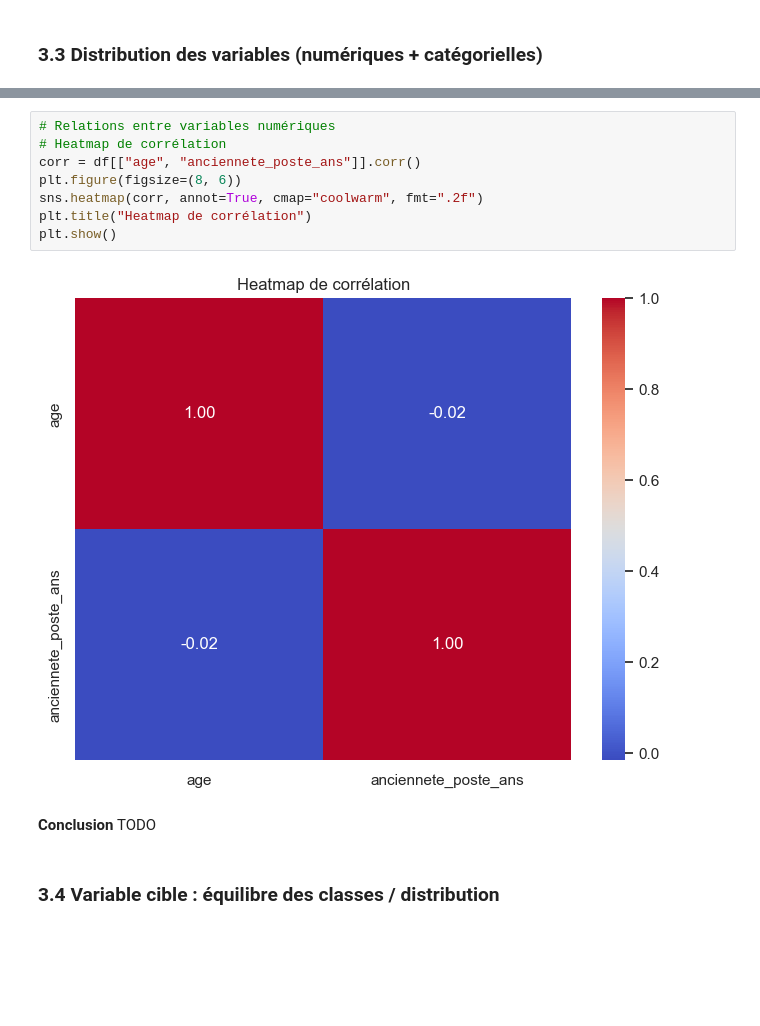
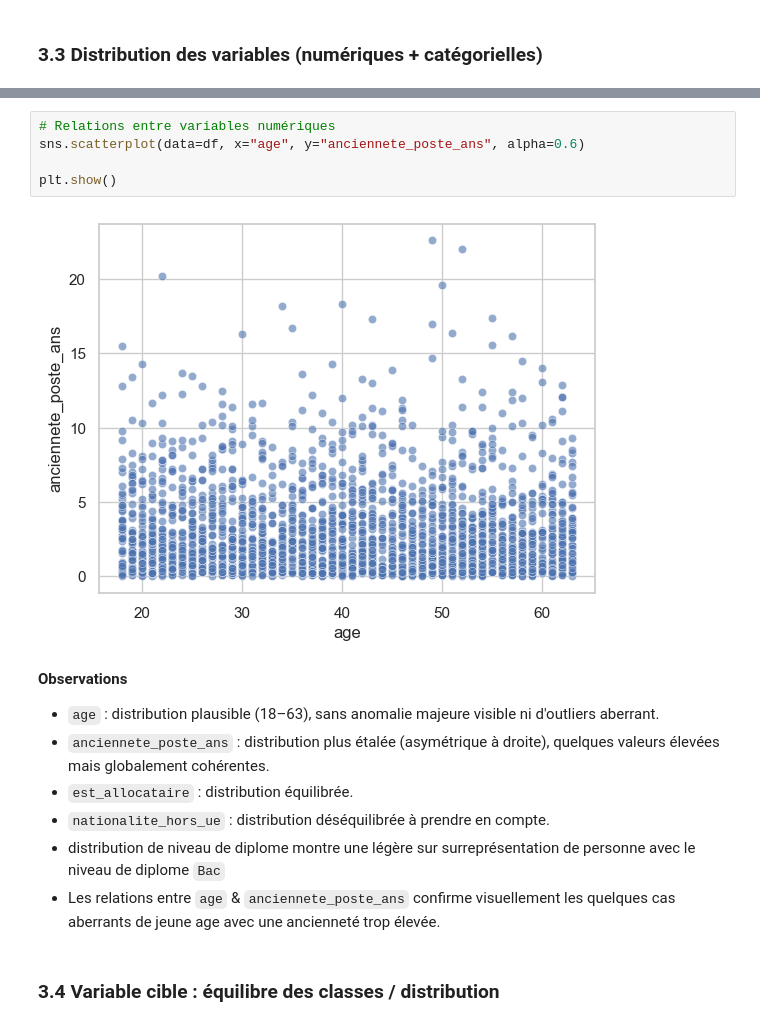
Before and after one commit to rbatos/Cas_usage_certif, a Jupyter notebook: notebooks/matrice-notebook-romain.ipynb, the cells around one changed output, grey strips where cells are left out. Cells and saved outputs as stored; diff of their text form; blank space fills up the shorter version.

```diff
--- a/notebooks/matrice-notebook-romain.ipynb
+++ b/notebooks/matrice-notebook-romain.ipynb
@@ -349,16 +399,18 @@ sns.pairplot(df, vars=["age", "anciennete_poste_ans"])
 # %%
 # Relations entre variables numériques
-# Heatmap de corrélation
-corr = df[["age", "anciennete_poste_ans"]].corr()
-plt.figure(figsize=(8, 6))
-sns.heatmap(corr, annot=True, cmap="coolwarm", fmt=".2f")
-plt.title("Heatmap de corrélation")
+sns.scatterplot(data=df, x="age", y="anciennete_poste_ans", alpha=0.6)
+
 plt.show()
 # %% [output]
-[figure, old version]
+[figure, new version]
 # %% [markdown]
-**Conclusion**
-TODO
+**Observations**
+- `age` : distribution plausible (18–63), sans anomalie majeure visible ni d'outliers aberrant.
+- `anciennete_poste_ans` : distribution plus étalée (asymétrique à droite), quelques valeurs élevées mais globalement cohérentes.
+- `est_allocataire` : distribution équilibrée.
+- `nationalite_hors_ue` : distribution déséquilibrée à prendre en compte.
+-  distribution de niveau de diplome montre une légère sur surreprésentation de personne avec le niveau de diplome `Bac`
+- Les relations entre `age` & `anciennete_poste_ans` confirme visuellement les quelques cas aberrants de jeune age avec une ancienneté trop élevée.
 # %% [markdown]
 ### 3.4 Variable cible : équilibre des classes / distribution
 # %%
```
Also changed, not shown: parts of 9 cells of this notebook, 1 other file.
